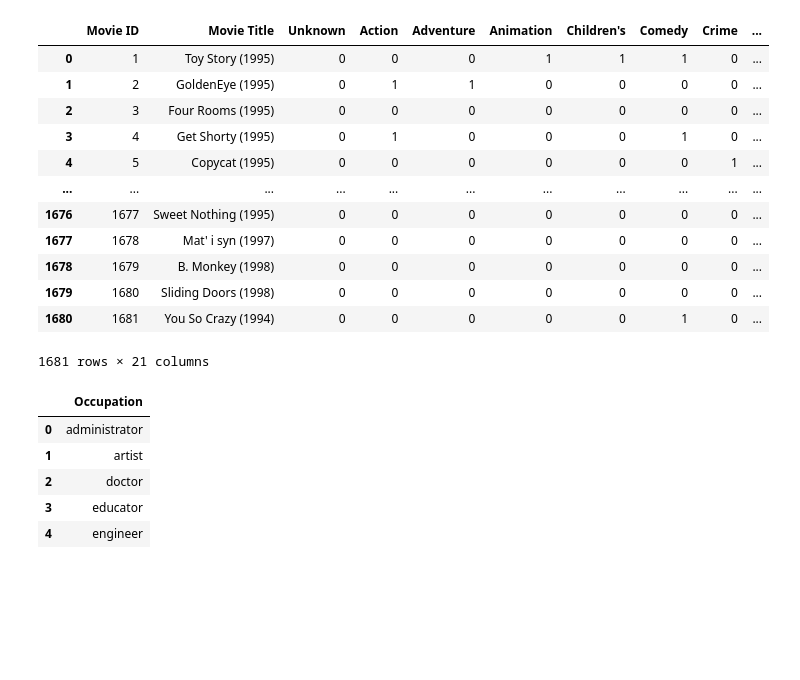
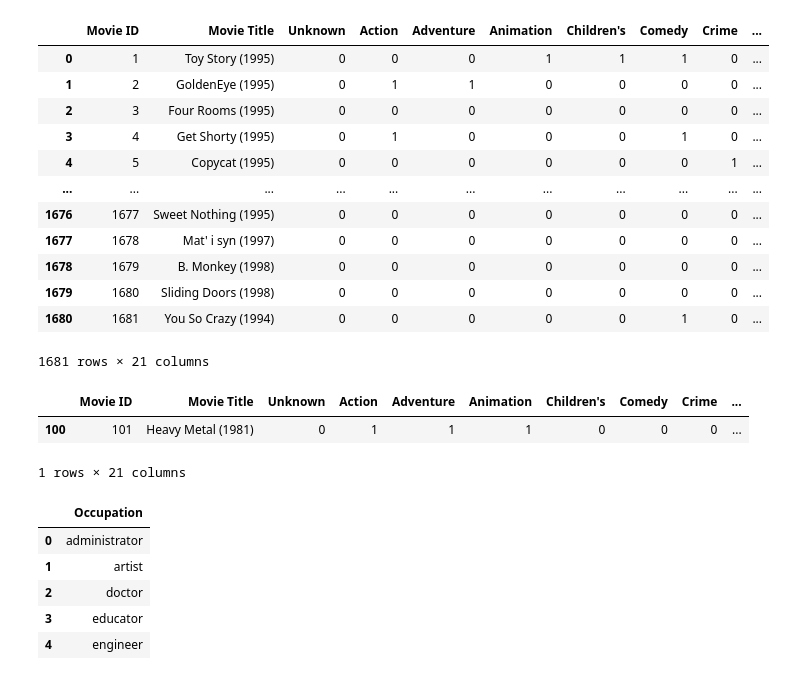
Before and after one commit to estebanhernandezr/Entregas-Semanales, a Jupyter notebook: SantiagoEsteban_AlvarezHernandez_ML_3.ipynb, the cells around one changed output. Cells and saved outputs as stored; diff of their text form; code cells hidden in the pictures; blank space fills up the shorter version.

```diff
--- a/SantiagoEsteban_AlvarezHernandez_ML_3.ipynb
+++ b/SantiagoEsteban_AlvarezHernandez_ML_3.ipynb
@@ -96,6 +95,12 @@ movies_items.head(-1)
 | 1679 | 1680 | Sliding Doors (1998) | 0 | 0 | 0 | 0 | 0 | 0 | 0 | ... |
 | 1680 | 1681 | You So Crazy (1994) | 0 | 0 | 0 | 0 | 0 | 1 | 0 | ... |
 1681 rows × 21 columns
+# %%
+movies_items.loc[movies_items["Movie Title"] == "Heavy Metal (1981)"]
+# %% [output]
+|  | Movie ID | Movie Title | Unknown | Action | Adventure | Animation | Children's | Comedy | Crime | ... |
+| 100 | 101 | Heavy Metal (1981) | 0 | 1 | 1 | 1 | 0 | 0 | 0 | ... |
+1 rows × 21 columns
 # %%
 occupations.head()
 # %% [output]
```
Also changed, not shown: parts of 23 cells of this notebook.
